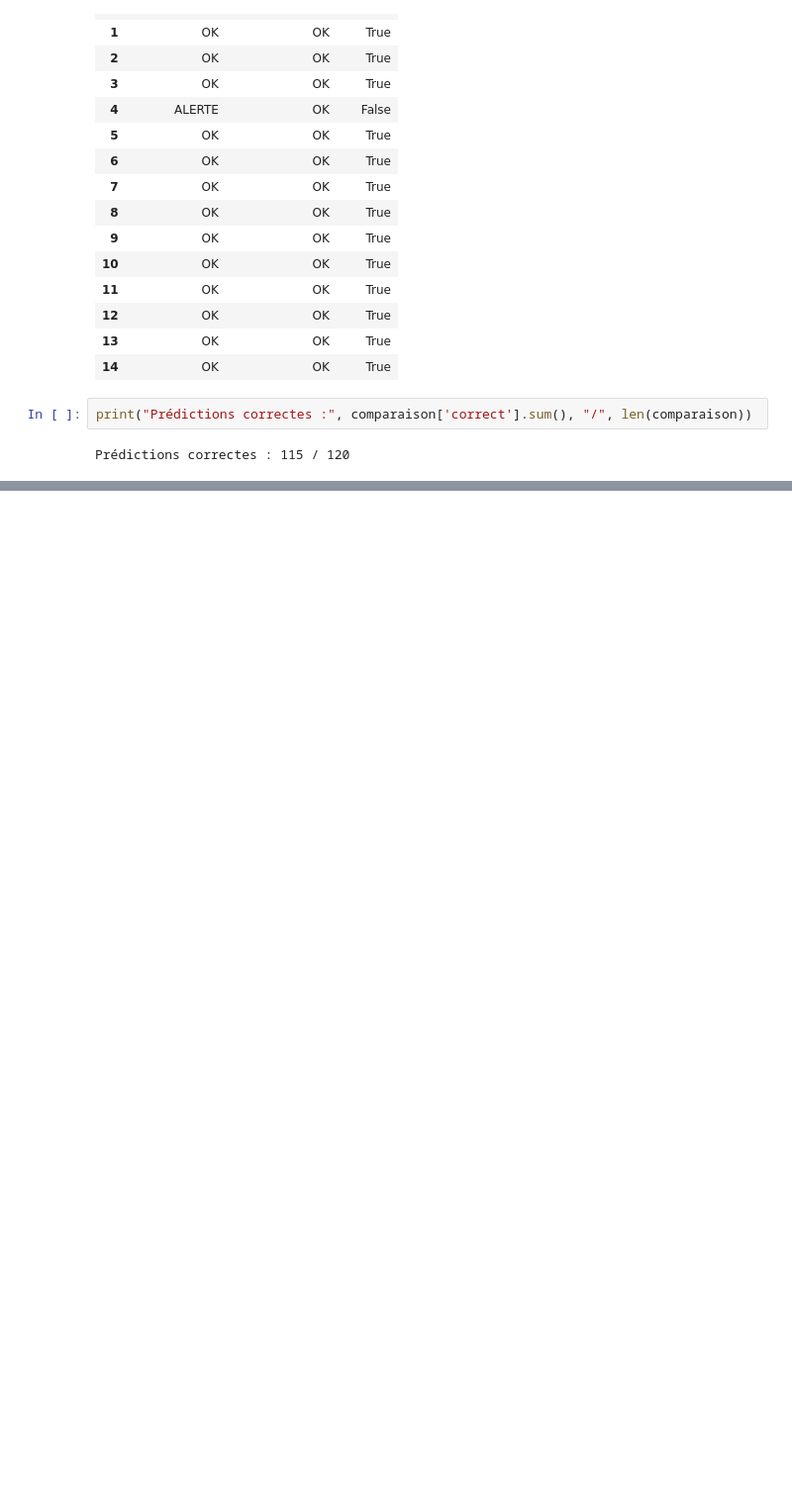
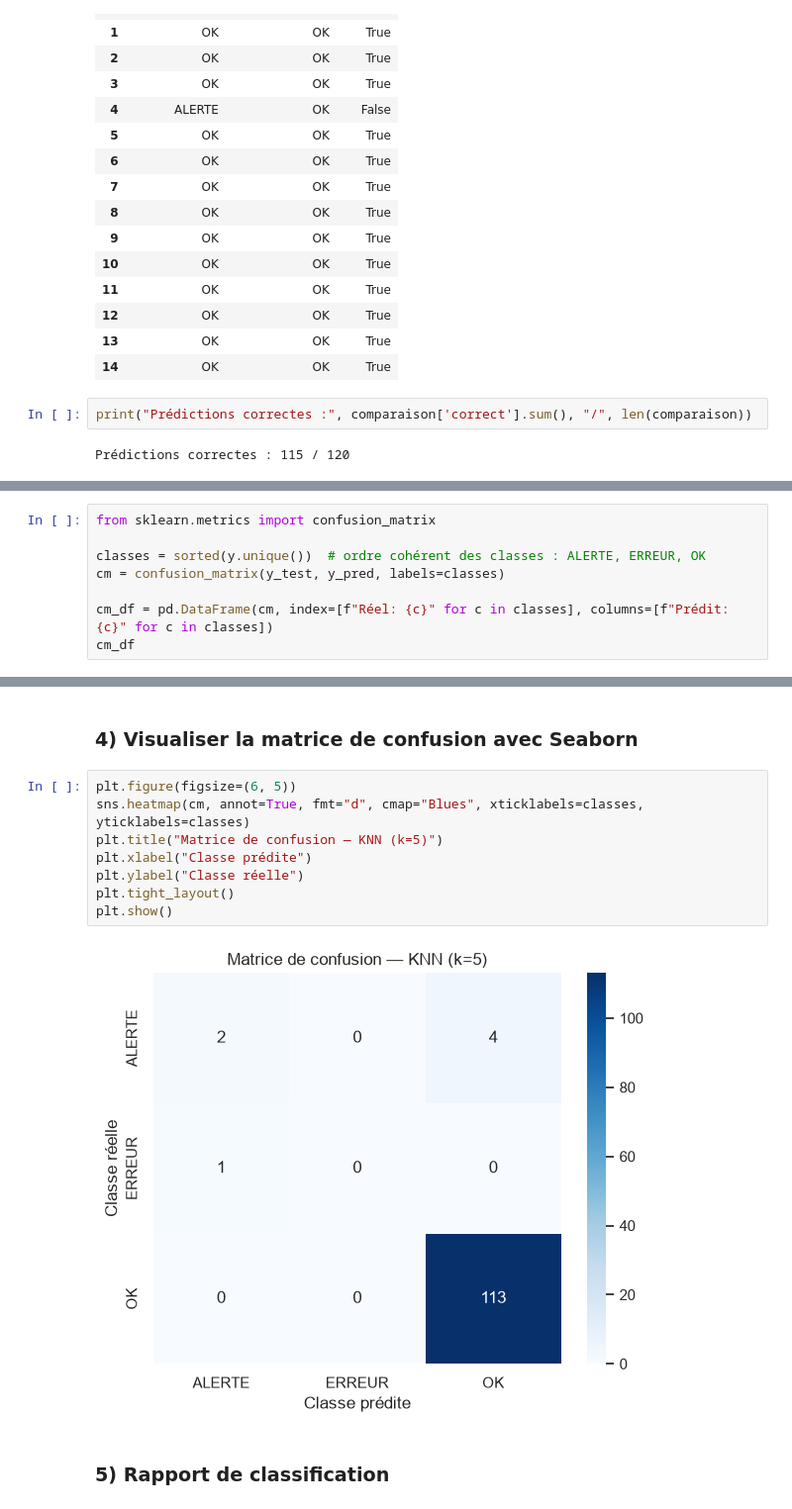
Before and after one commit to Abdouaziz2/atelier_scikit-learn_iot-, a Jupyter notebook: notebooks/atelier_ scikit-learn_iot.ipynb, the cells around one changed output, grey strips where cells are left out. Shown at 99% size. Drawn from its saved outputs; the diff is of its cells as text; blank space fills up the shorter version.

```diff
--- a/notebooks/atelier_ scikit-learn_iot.ipynb
+++ b/notebooks/atelier_ scikit-learn_iot.ipynb
@@ -396,0 +418,8 @@ Prédictions correctes : 115 / 120
+# %%
+from sklearn.metrics import confusion_matrix
+
+classes = sorted(y.unique())  # ordre cohérent des classes : ALERTE, ERREUR, OK
+cm = confusion_matrix(y_test, y_pred, labels=classes)
+
+cm_df = pd.DataFrame(cm, index=[f"Réel: {c}" for c in classes], columns=[f"Prédit: {c}" for c in classes])
+cm_df
@@ -396,0 +437,14 @@ Prédictions correctes : 115 / 120
+# %% [markdown]
+### 4) Visualiser la matrice de confusion avec Seaborn
+# %%
+plt.figure(figsize=(6, 5))
+sns.heatmap(cm, annot=True, fmt="d", cmap="Blues", xticklabels=classes, yticklabels=classes)
+plt.title("Matrice de confusion — KNN (k=5)")
+plt.xlabel("Classe prédite")
+plt.ylabel("Classe réelle")
+plt.tight_layout()
+plt.show()
+# %% [output]
+[figure, added]
+# %% [markdown]
+### 5) Rapport de classification
```
Also changed, not shown: parts of 10 cells of this notebook.
